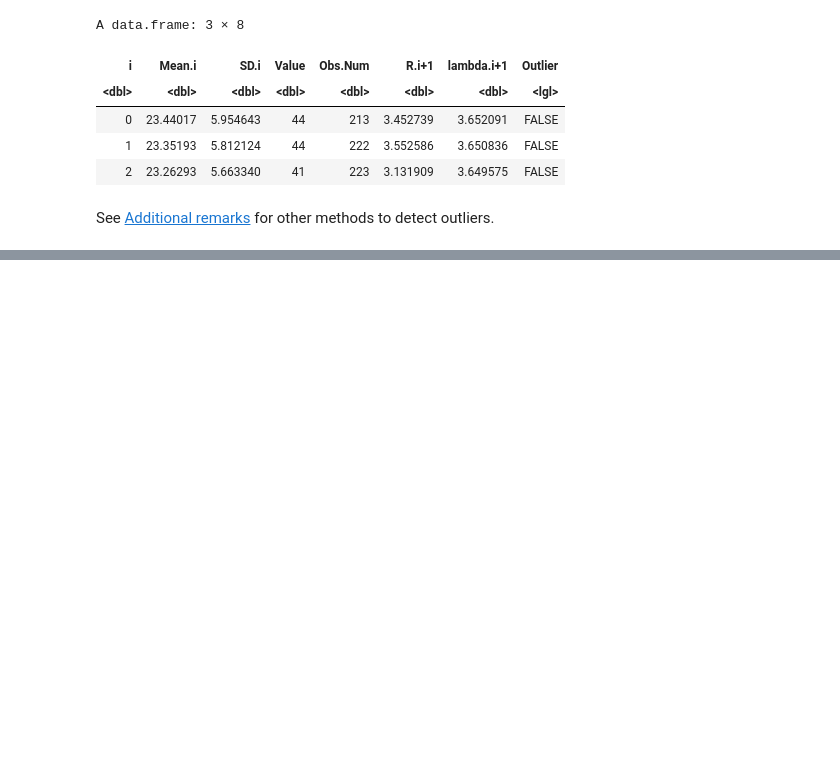
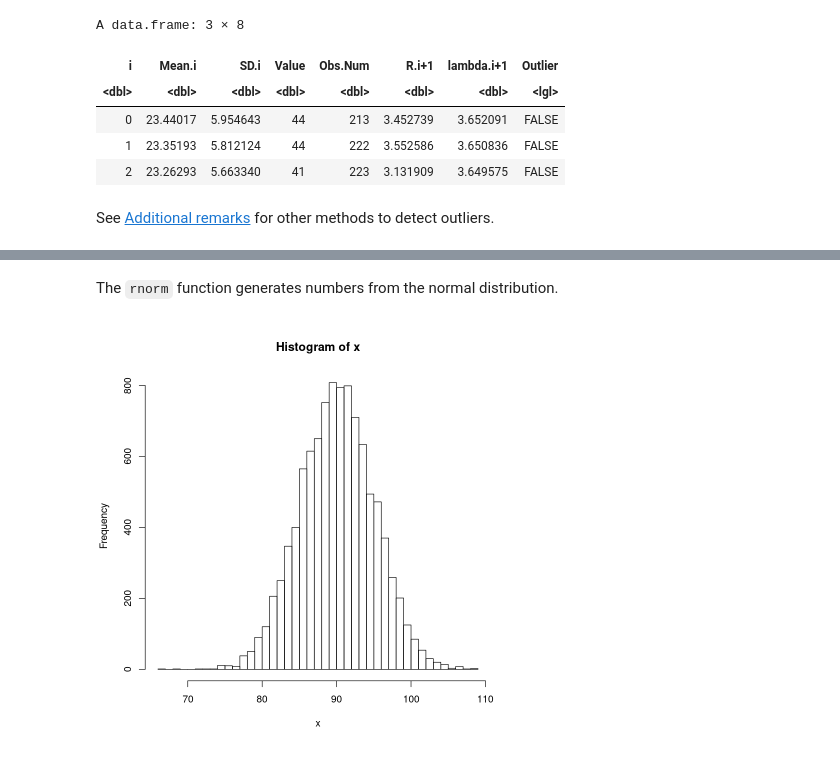
Before and after one commit to JeremyMcCormick/notebooks, a Jupyter notebook: R/StatisticsCompetencies.ipynb, the cells around one changed output, grey strips where cells are left out. Saved outputs shown, nothing was run; the diff lists cells and outputs as text; code cells hidden in the pictures; blank space fills up the shorter version.

```diff
--- a/R/StatisticsCompetencies.ipynb
+++ b/R/StatisticsCompetencies.ipynb
@@ -536,0 +685,7 @@ See <a href="https://www.statsandr.com/blog/outliers-detection-in-r/#additional-
+# %% [markdown]
+The <code>rnorm</code> function generates numbers from the normal distribution.
+# %%
+x <- rnorm(10000, mean=90, sd=5)
+hist(x, breaks=50)
+# %% [output]
+[figure, added]
```
Also changed, not shown: parts of 25 cells of this notebook.
